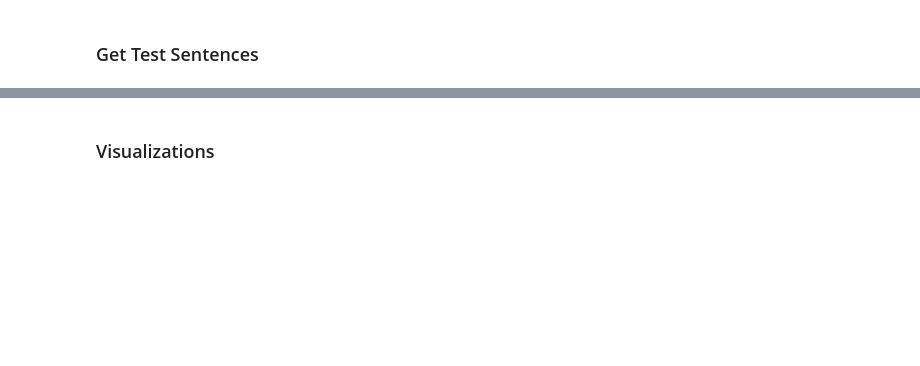
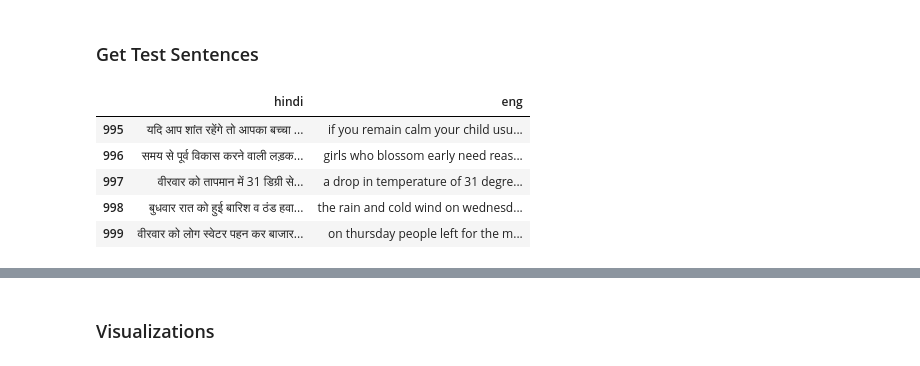
Before and after one commit to ASIF-Mahmud1/machine-translation, a Jupyter notebook: tutorial/assignment.ipynb, the cells around one changed output, grey strips where cells are left out. Cells and saved outputs as stored; diff of their text form; code cells hidden in the pictures; blank space fills up the shorter version.

```diff
--- a/tutorial/assignment.ipynb
+++ b/tutorial/assignment.ipynb
@@ -368,8 +421,15 @@ for item in model_size:
 # %% [markdown]
 ### Get Test Sentences
 # %%
-data_size=2500
+data_size=1000
 lines=createDataset(dataset=dataset,data_size=data_size, type="test")
 lines.tail()
+# %% [output]
+|  | hindi | eng |
+| 995 | यदि आप शांत रहेंगे तो आपका बच्चा ... | if you remain calm your child usu... |
+| 996 | समय से पूर्व विकास करने वाली लड़क... | girls who blossom early need reas... |
+| 997 | वीरवार को तापमान में 31 डिग्री से... | a drop in temperature of 31 degre... |
+| 998 | बुधवार रात को हुई बारिश व ठंड हवा... | the rain and cold wind on wednesd... |
+| 999 | वीरवार को लोग स्वेटर पहन कर बाजार... | on thursday people left for the m... |
 # %%
 pip install pydot graphviz
```
Also changed, not shown: parts of 13 cells of this notebook, 1 other file.
